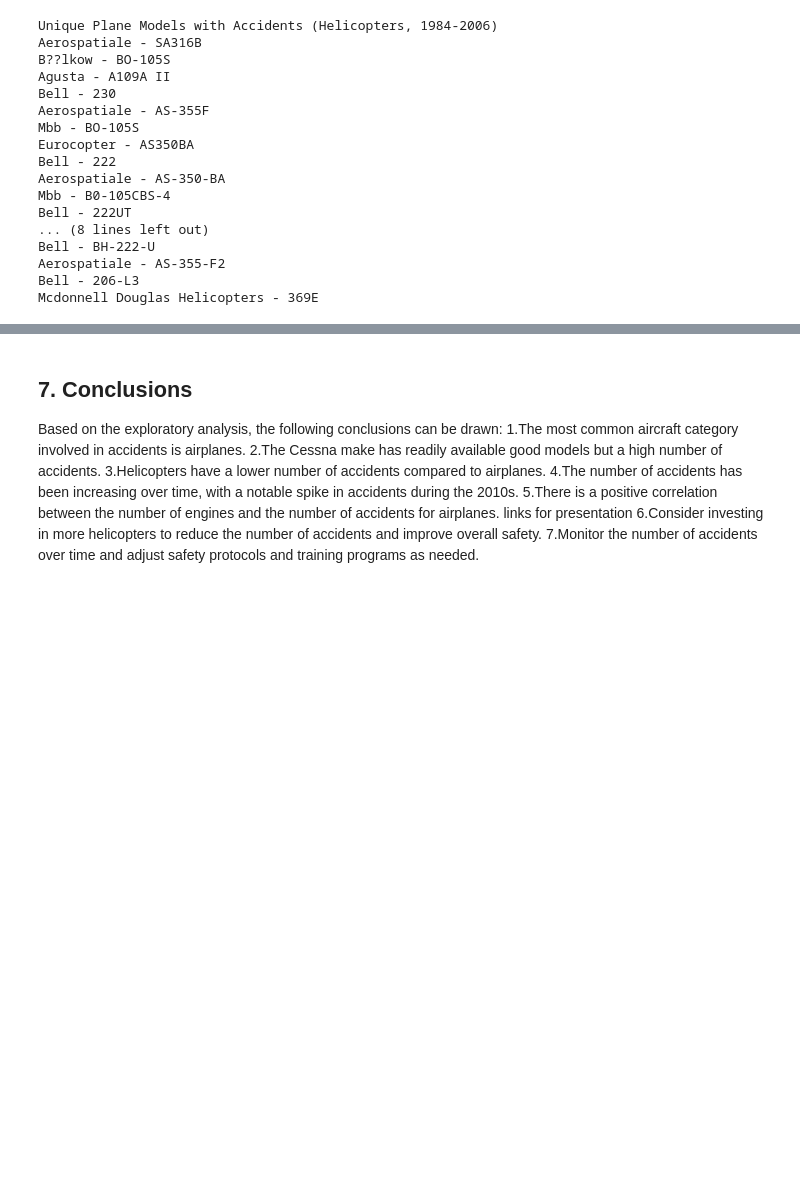
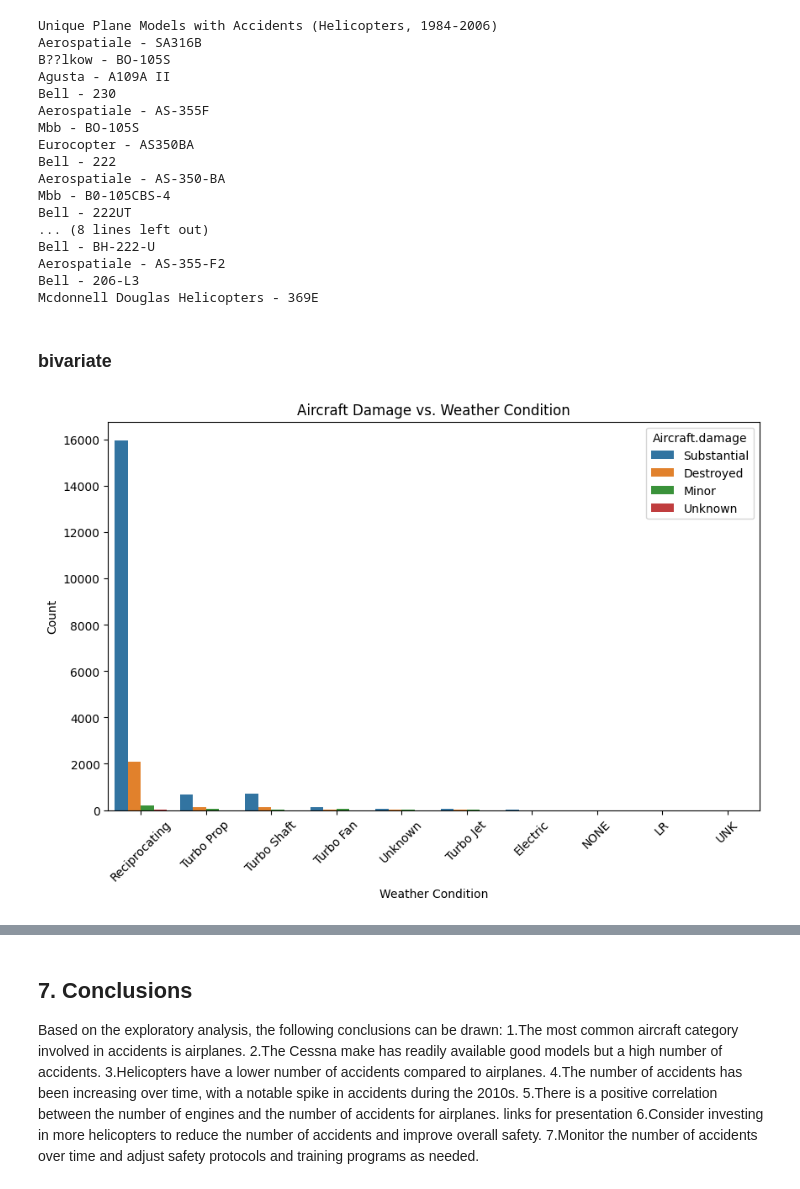
Before and after one commit to Kanyi254/Expanding-Into-Airlines-Project, a Jupyter notebook: index.ipynb, the cells around one changed output, grey strips where cells are left out. Cells and saved outputs as stored; diff of their text form; code cells hidden in the pictures; blank space fills up the shorter version.

```diff
--- a/index.ipynb
+++ b/index.ipynb
@@ -583,3 +600,17 @@ Bell - BH-222-U
 Aerospatiale - AS-355-F2
 Bell - 206-L3
 Mcdonnell Douglas Helicopters - 369E
+# %% [markdown]
+### bivariate
+# %%
+#lets see how airplane damage and engine type relate
+fig, ax = plt.subplots(figsize=(10, 6))
+order = aviation_df1['Engine.Type'].value_counts().index
+sns.countplot(data=aviation_df1, x='Engine.Type', hue='Aircraft.damage', order=order, ax=ax)
+ax.set_title('Aircraft Damage vs. Weather Condition')
+ax.set_xlabel('Weather Condition')
+ax.set_ylabel('Count')
+plt.xticks(rotation=45)
+plt.show()
+# %% [output]
+[figure, added]
```
Also changed, not shown: parts of 11 cells of this notebook.
